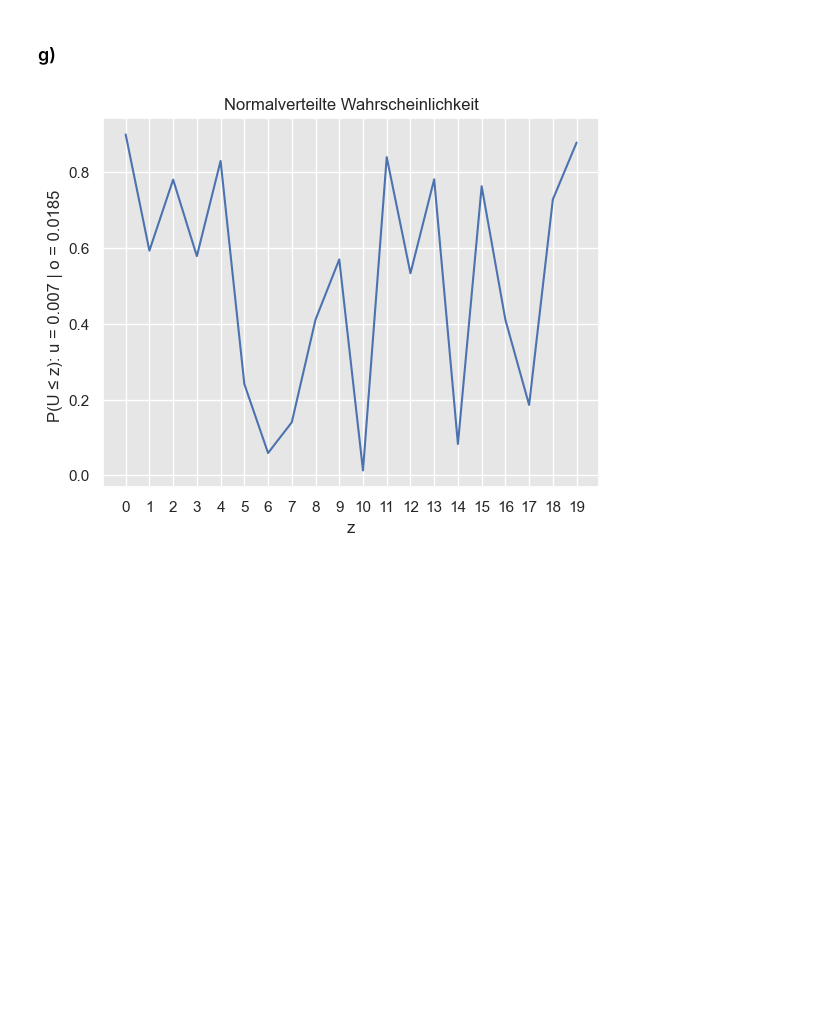
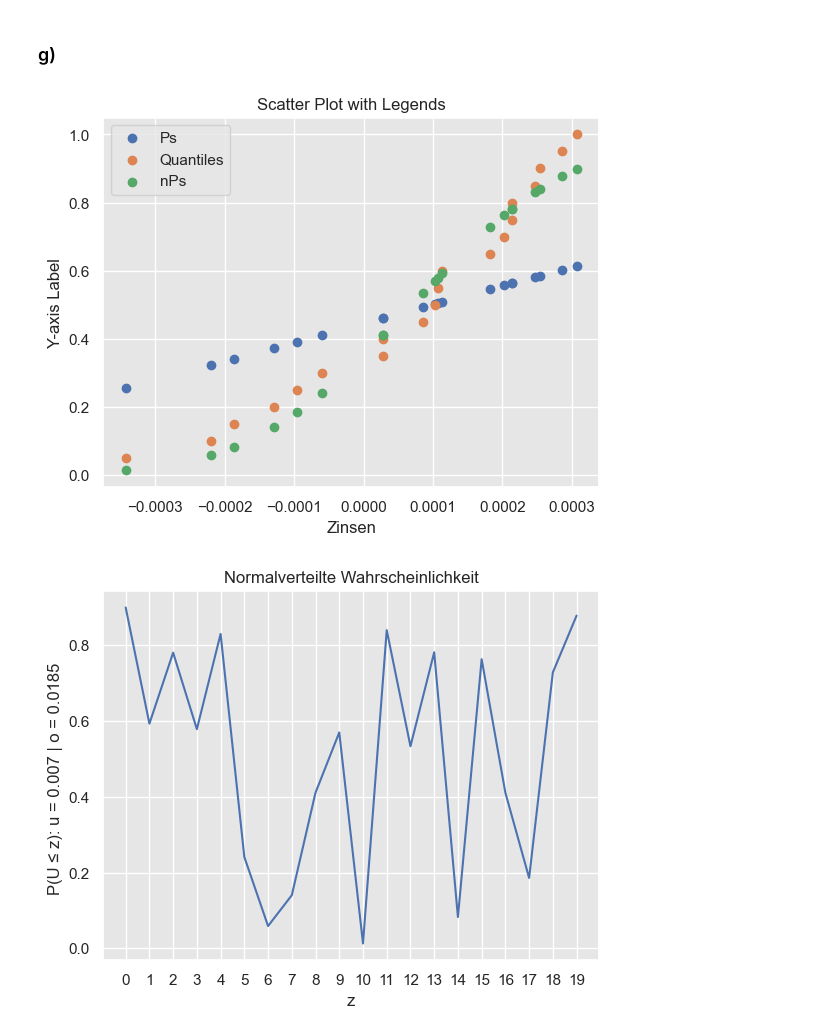
Before and after one commit to tombk556/Mathematische-Stochastische-Modelle-und-MC-Simulationen, a Jupyter notebook: Übung 3/übung3.ipynb, the cells around one changed output. Cells and saved outputs as stored; diff of their text form; code cells hidden in the pictures; blank space fills up the shorter version.

```diff
--- a/Übung 3/übung3.ipynb
+++ b/Übung 3/übung3.ipynb
@@ -206,6 +253,16 @@ for zins in zinsen:
     z_t= ((zins * 100) - mu) / sigma
     p = norm.cdf(z_t)
     nPs.append(p)
+# %%
+plt.scatter(zinsen, Ps, label="Ps")
+plt.scatter(zinsen, quanitls, label="Quantiles")
+plt.scatter(zinsen, nPs, label="nPs")
+plt.xlabel("Zinsen")
+plt.ylabel("Y-axis Label")
+plt.legend()
+plt.show()
+# %% [output]
+[figure, added]
 # %%
 plt.plot(nPs)
 plt.title("Normalverteilte Wahrscheinlichkeit")
```
Also changed, not shown: parts of 10 cells of this notebook.
